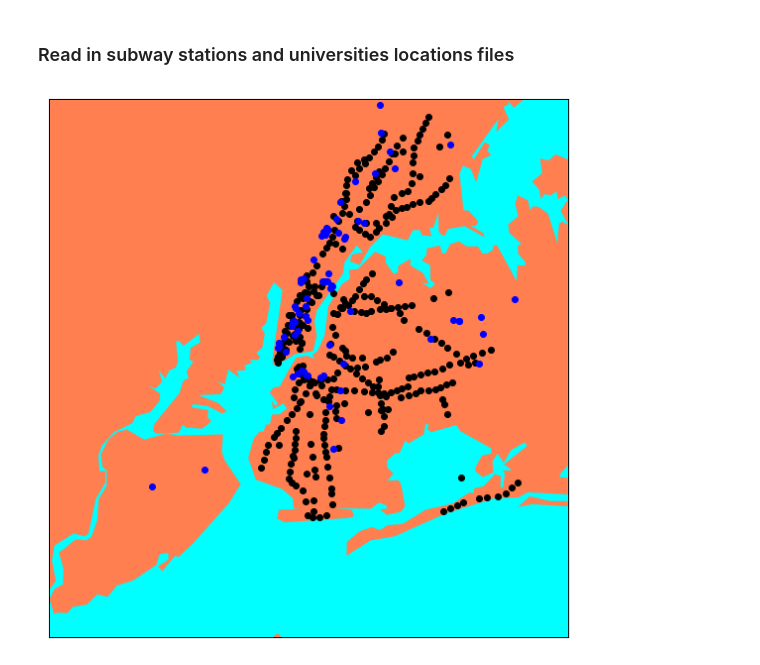
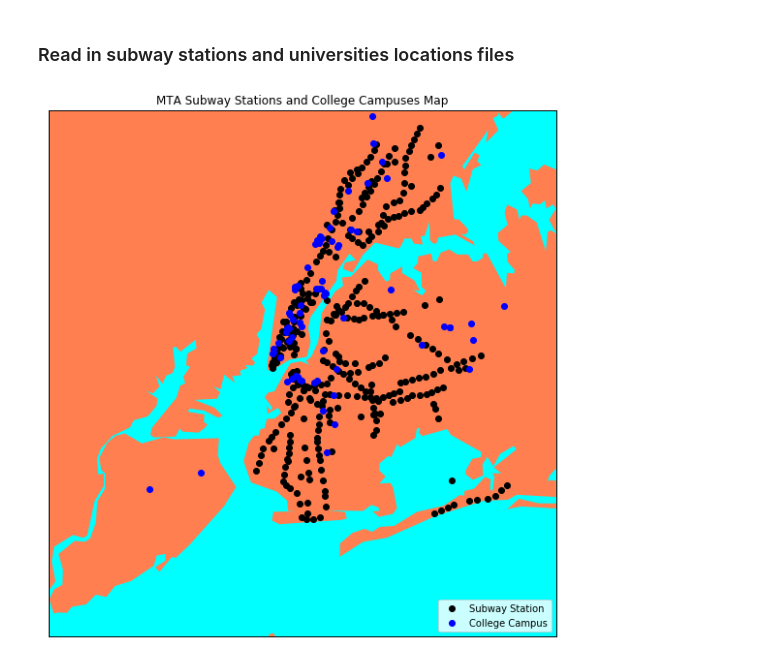
Before and after one commit to mpetuk/MTA_Advertising, a Jupyter notebook: 03_map.ipynb, the cells around one changed output. Drawn from its saved outputs; the diff is of its cells as text; code cells hidden in the pictures.

Commit message:
map labels added

```diff
--- a/03_map.ipynb
+++ b/03_map.ipynb
@@ -84,35 +84,38 @@ x_s = list(df_st['Station_Latitude'])
 y_s = list(df_st['Station_Longitude'])
 
 ## Populate arrays with colleges/universities coordinates
 x_c = list(map(float, df_clg['lat']))
 y_c = list(map(float, df_clg['long']))
 
 ##  fill the oceans and continents with some colors
 m.fillcontinents(color='coral',lake_color='aqua')
 m.drawmapboundary(fill_color='aqua')
 
 ## Use the Basemap instance to calculate the position of the point in the map coordinates
 ## when you have the longitude and latitude of the point (yes, longitude needs to be listed first:
 
 
 ## In mapping frameworks (geometry) spatial coordinates are often in order of latitude and longitude.
 ## In spatial databases (geography) spatial coordinates are in x = longitude, and y = latitude.
 
 # A Geometry object is just a 2D, flat polygon.
 # A Geography object on the other hand, is a 3D (or even 4D) polygon, that has the same curve
 # as the shape of the earth. (More on this at PostGIS.net)
 
 x1, y1 = m(y_s,x_s)
 x2, y2 = m(y_c,x_c)
 
 ## Plot subway stations with round black markers
-m.plot(x1,y1,'ok')
+m.plot(x1,y1,'ok',label = "Subway Station")
 
 ## Plot colleges with round blue markers
-m.plot(x2,y2,'ob')
+m.plot(x2,y2,'ob',label = "College Campus")
+plt.legend()
 
-plt.show()
+plt.title('MTA Subway Stations and College Campuses Map')
+
+#plt.show()
 ## Or save result as .png file:
-#  plt.savefig('map_ipynb.png')
+plt.savefig('map_ipynb.png')
 # %% [output]
-[figure, old version]
+[figure, new version]
```
